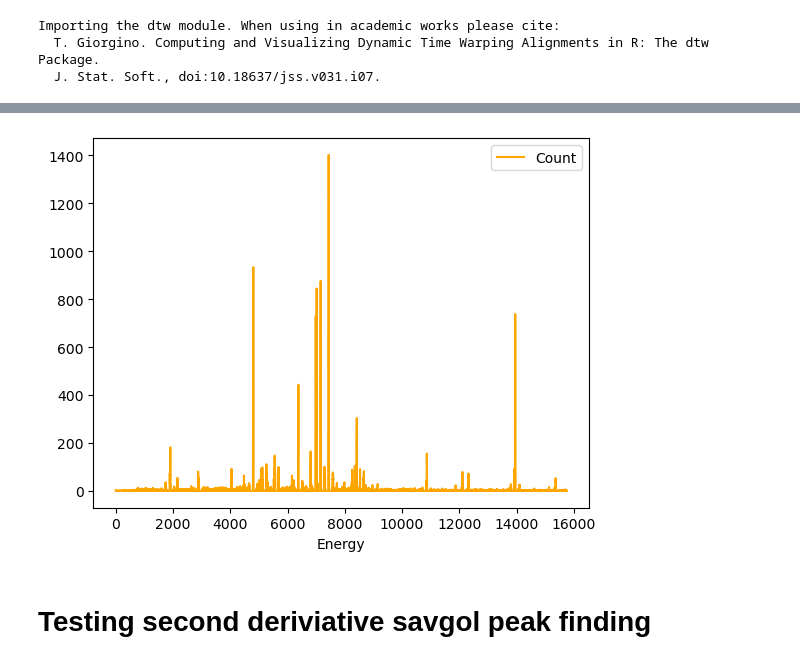
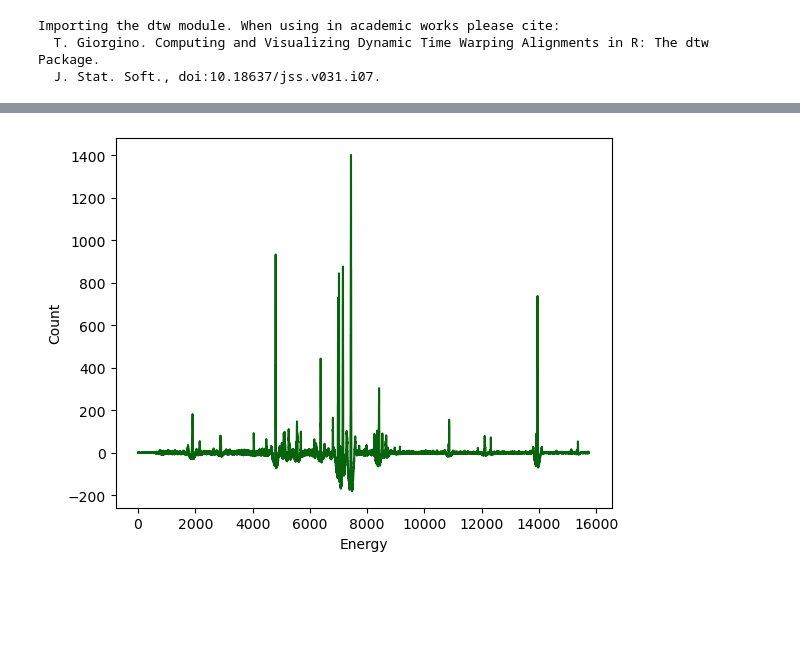
Before and after one commit to Tussky/spectral, a Jupyter notebook: Josiah.ipynb, the cells around one changed output, grey strips where cells are left out. Drawn from its saved outputs; the diff is of its cells as text; code cells hidden in the pictures; blank space fills up the shorter version.

```diff
--- a/Josiah.ipynb
+++ b/Josiah.ipynb
@@ -23,0 +20,4 @@ chan1 = sample['chan1']
+# %%
+chan1 = sample.channels['chan1']
+chan1.plot_channel(name= 'Channel 1')
+plt.savefig("Images/chan1_base.png", dpi=300, bbox_inches="tight")
@@ -24,8 +32,6 @@ chan1 = sample['chan1']
 # %%
 chan1.savgol_baseline_subtract()
-
-chan1.plot_channel(True)
+chan1.plot_channel(flat = True)
+plt.savefig("Images/chan1_savgol.png", dpi=300, bbox_inches="tight")
 # %% [output]
-[figure, old version]
+[figure, new version]
-# %% [markdown]
-# Testing second deriviative savgol peak finding
```
Also changed, not shown: parts of 22 cells of this notebook, 11 other files.
